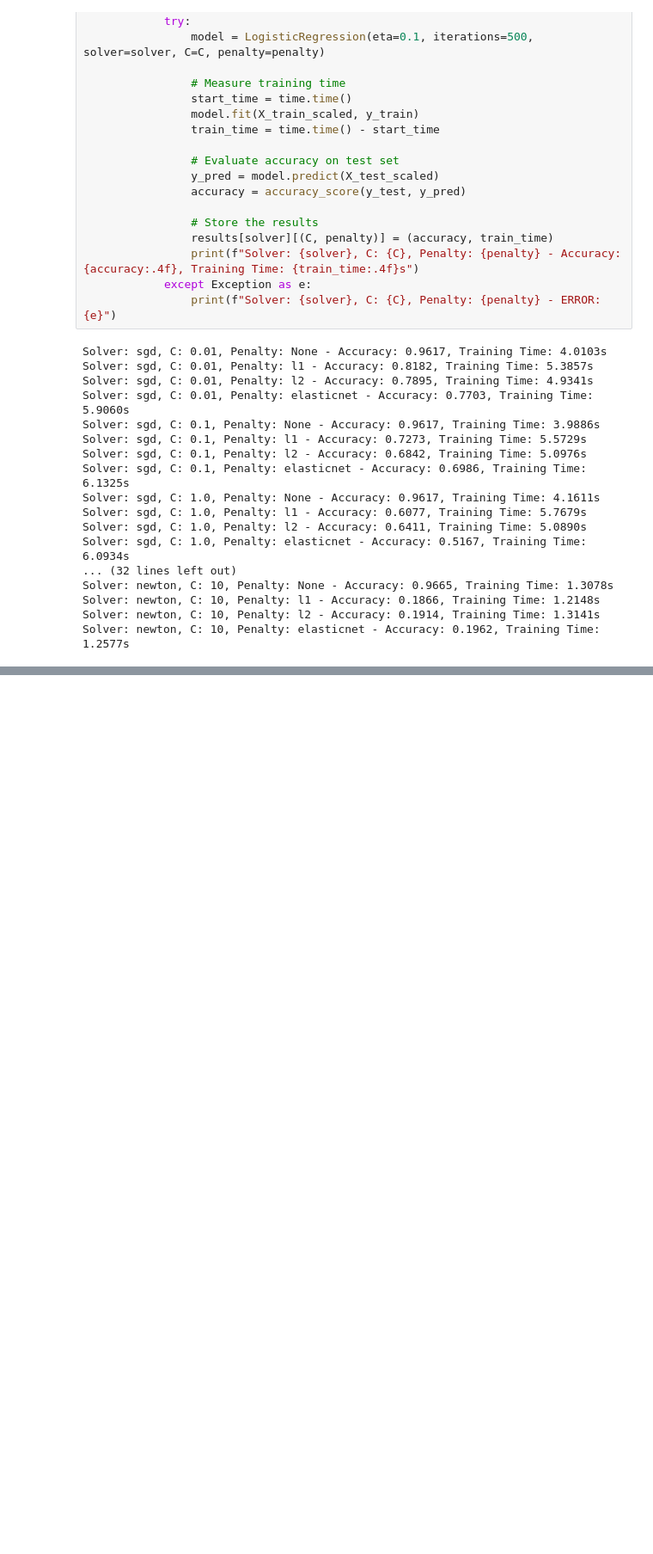
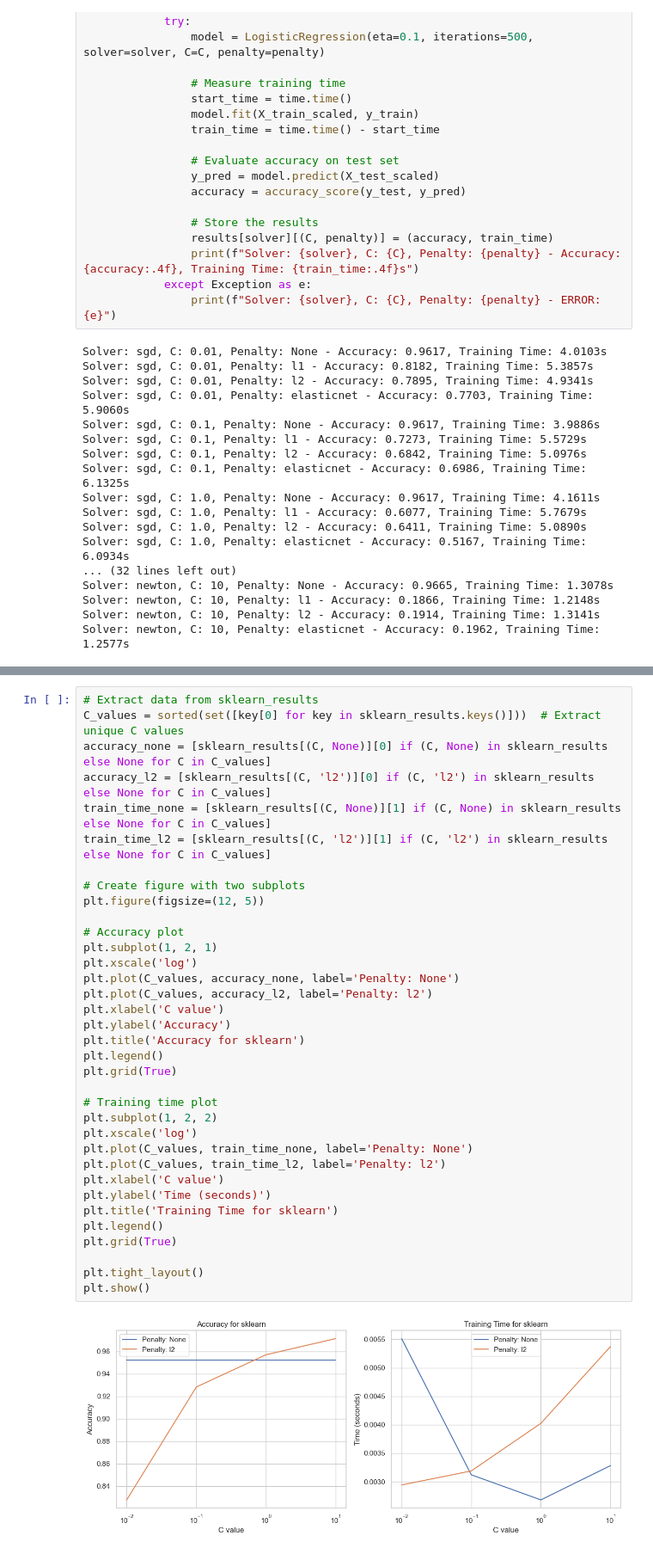
Before and after one commit to logcho/logistic-regression, a Jupyter notebook: exploration.ipynb, the cells around one changed output, grey strips where cells are left out. Shown: that part at 86% size. Drawn from its saved outputs; the diff is of its cells as text; blank space fills up the shorter version.

```diff
--- a/exploration.ipynb
+++ b/exploration.ipynb
@@ -786 +819,38 @@ plt.show()
+# %%
+# Extract data from sklearn_results
+C_values = sorted(set([key[0] for key in sklearn_results.keys()]))  # Extract unique C values
+accuracy_none = [sklearn_results[(C, None)][0] if (C, None) in sklearn_results else None for C in C_values]
+accuracy_l2 = [sklearn_results[(C, 'l2')][0] if (C, 'l2') in sklearn_results else None for C in C_values]
+train_time_none = [sklearn_results[(C, None)][1] if (C, None) in sklearn_results else None for C in C_values]
+train_time_l2 = [sklearn_results[(C, 'l2')][1] if (C, 'l2') in sklearn_results else None for C in C_values]
+
+# Create figure with two subplots
+plt.figure(figsize=(12, 5))
+
+# Accuracy plot
+plt.subplot(1, 2, 1)
+plt.xscale('log')
+plt.plot(C_values, accuracy_none, label='Penalty: None')
+plt.plot(C_values, accuracy_l2, label='Penalty: l2')
+plt.xlabel('C value')
+plt.ylabel('Accuracy')
+plt.title('Accuracy for sklearn')
+plt.legend()
+plt.grid(True)
+
+# Training time plot
+plt.subplot(1, 2, 2)
+plt.xscale('log')
+plt.plot(C_values, train_time_none, label='Penalty: None')
+plt.plot(C_values, train_time_l2, label='Penalty: l2')
+plt.xlabel('C value')
+plt.ylabel('Time (seconds)')
+plt.title('Training Time for sklearn')
+plt.legend()
+plt.grid(True)
+
+plt.tight_layout()
+plt.show()
+# %% [output]
+[figure, added]
 # %% [markdown]
```
Also changed, not shown: parts of 6 cells of this notebook, 1 other file.
